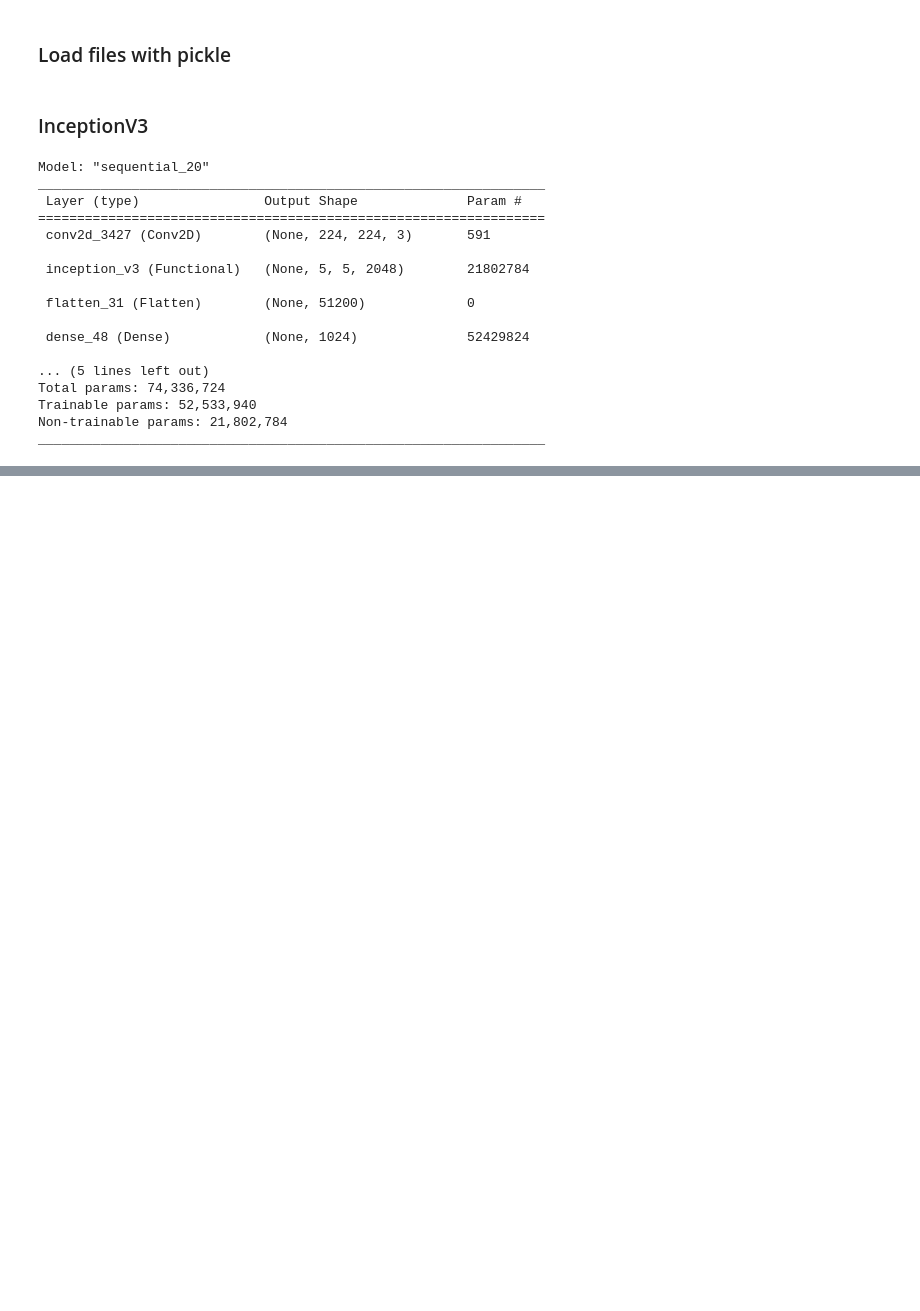
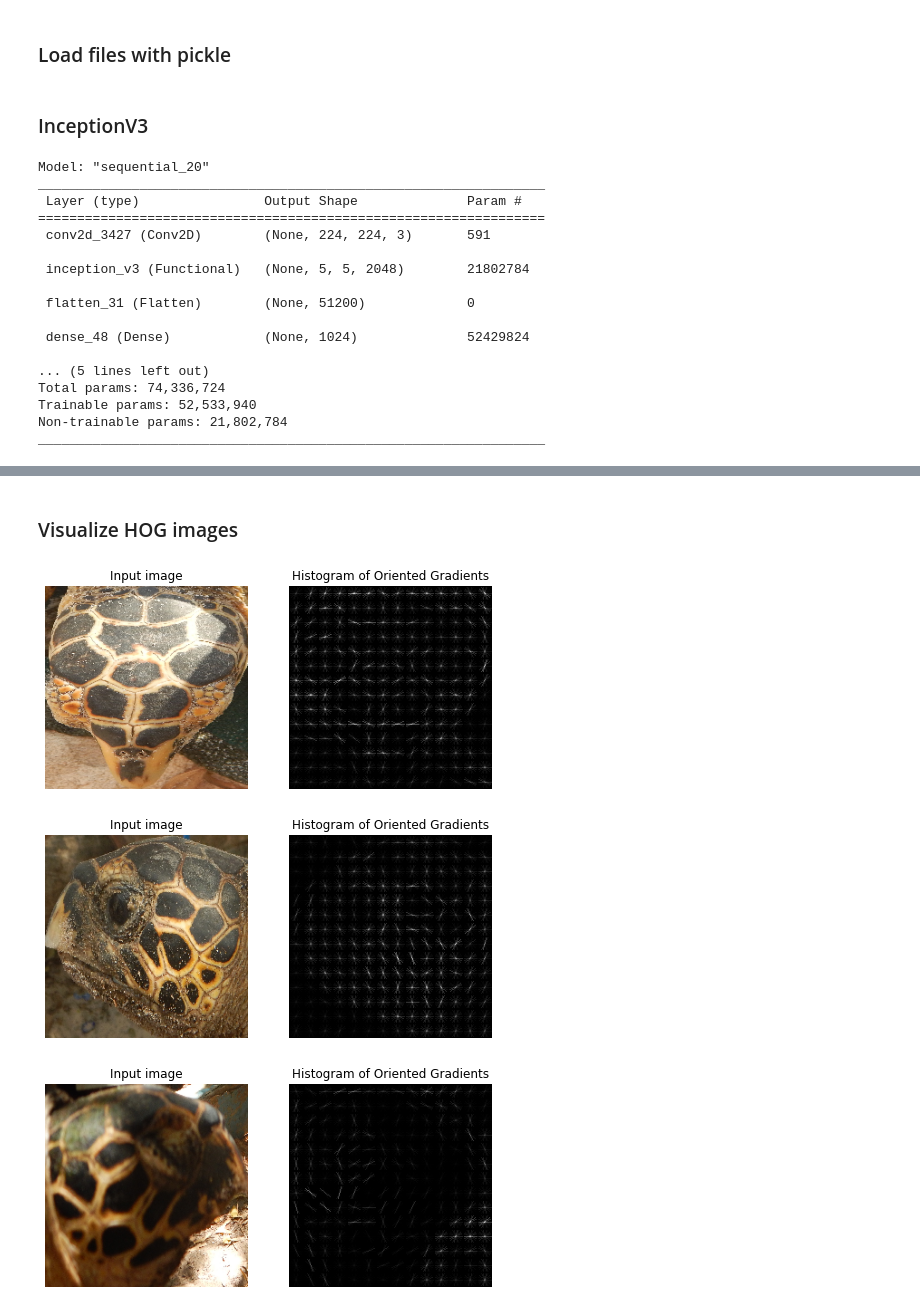
Before and after one commit to ttothea/Turtle-image-recognition-Zindi-challenge, a Jupyter notebook: notebooks/HOG.ipynb, the cells around one changed output, grey strips where cells are left out. Drawn from its saved outputs; the diff is of its cells as text; code cells hidden in the pictures; blank space fills up the shorter version.

```diff
--- a/notebooks/HOG.ipynb
+++ b/notebooks/HOG.ipynb
@@ -414,0 +364,25 @@ merged_first[:,:,1].shape
+# %%
+train_data_locations = train_data['image_location'][0:lines]
+train_data_locations = train_data_locations.apply(lambda x: x.lower())
+train_data_locations = train_data_locations.tolist()
+
+validation_data_locations = train_data['image_location'][lines:]
+validation_data_locations = validation_data_locations.apply(lambda x: x.lower())
+validation_data_locations = validation_data_locations.tolist()
+# %%
+#Convert to integers if necessary
+for i in range(len(train_data_locations)):
+    if train_data_locations[i] == 'top':
+        train_data_locations[i] = int(0)
+    elif train_data_locations[i] == 'left':
+        train_data_locations[i] = int(1)
+    elif train_data_locations[i] == 'right':
+        train_data_locations[i] = int(2)
+
+for i in range(len(validation_data_locations)):
+    if validation_data_locations[i] == 'top':
+        validation_data_locations[i] = int(0)
+    elif validation_data_locations[i] == 'left':
+        validation_data_locations[i] = int(1)
+    elif validation_data_locations[i] == 'right':
+        validation_data_locations[i] = int(2)
@@ -423,0 +522,24 @@ print(classification_report(validation_labels_list, predictions))
+# %% [markdown]
+### Visualize HOG images
+# %%
+import matplotlib.pyplot as plt
+from skimage.feature import hog
+from skimage import data, exposure
+
+for i in range(3):
+    fig, (ax1, ax2) = plt.subplots(1, 2, figsize=(8, 4), sharex=True, sharey=True)
+    ax1.axis('off')
+    ax1.imshow(train_generator[0][i], cmap=plt.cm.gray)
+    ax1.set_title('Input image')
+
+# Rescale histogram for better display
+    hog_image_rescaled = exposure.rescale_intensity(train_hog_2d[i], in_range=(0, 10))
+
+    ax2.axis('off')
+    ax2.imshow(train_hog_2d[i], cmap=plt.cm.gray)
+    ax2.set_title('Histogram of Oriented Gradients')
+    plt.show()
+# %% [output]
+[figure, added]
+[figure, added]
+[figure, added]
```
Also changed, not shown: parts of 37 cells of this notebook.
